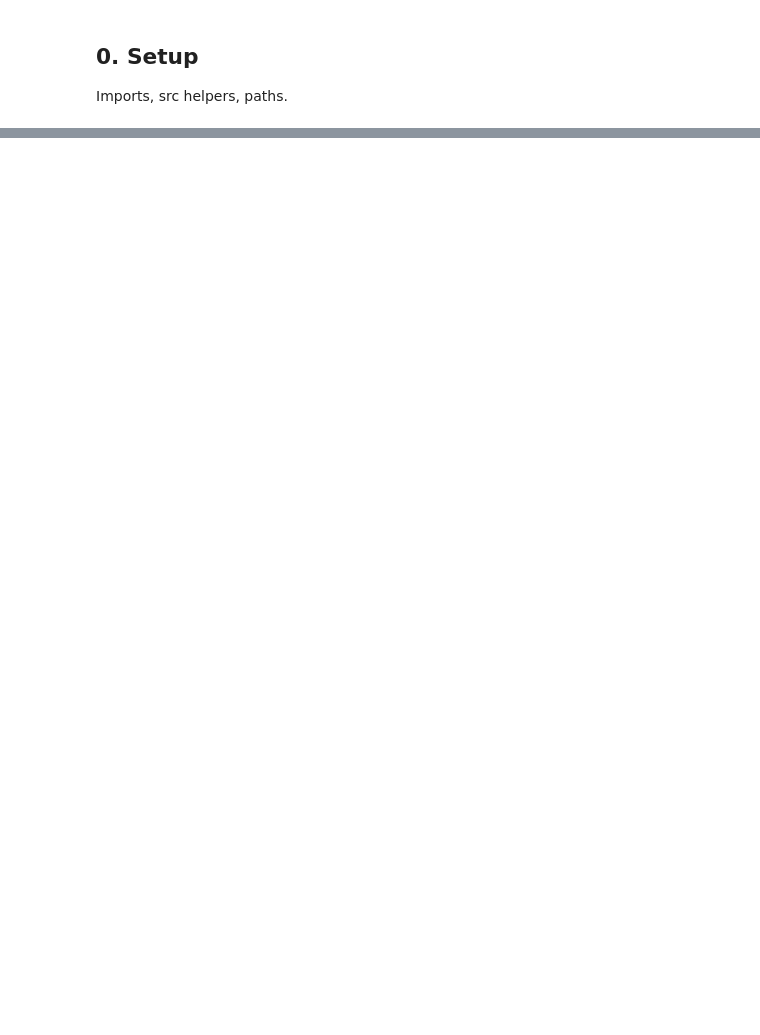
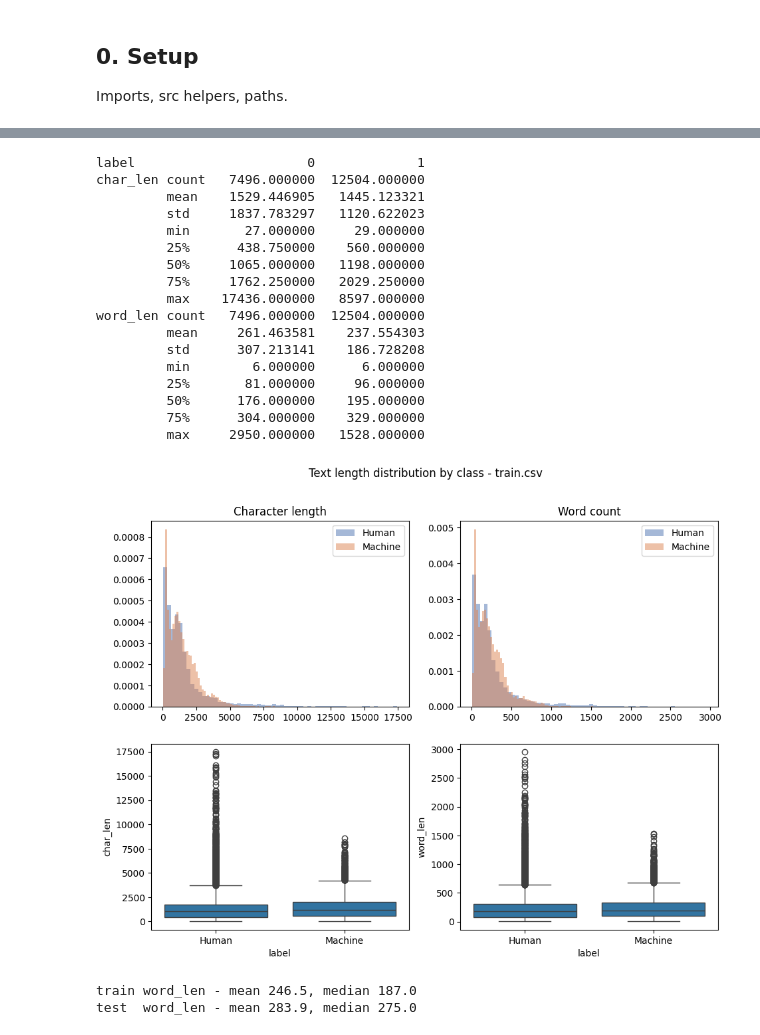
Before and after one commit to clifftonowen/2026-50.007-Machine-Learning-GenAI-Content-Detection, a Jupyter notebook: notebooks/01_eda.ipynb, the cells around one changed output, grey strips where cells are left out. Drawn from its saved outputs; the diff is of its cells as text; code cells hidden in the pictures; blank space fills up the shorter version.

```diff
--- a/notebooks/01_eda.ipynb
+++ b/notebooks/01_eda.ipynb
@@ -43,0 +129,51 @@ Decide whether stratification is warranted: ~50/50 → harmless, skewed → requ
+# %%
+text_df = pd.read_csv(paths.TRAIN_CSV, dtype={"id": str})
+text_df["char_len"] = text_df["text"].str.len()
+text_df["word_len"] = text_df["text"].str.split().str.len()
+
+summary = text_df.groupby("label")[["char_len", "word_len"]].describe().T
+print(summary)
+
+fig, axes = plt.subplots(2, 2, figsize=(11, 8))
+for label, name, color in [(0, "Human", "#4C72B0"), (1, "Machine", "#DD8452")]:
+    subset = text_df[text_df["label"] == label]
+    axes[0, 0].hist(subset["char_len"], bins=60, alpha=0.5, label=name, color=color, density=True)
+    axes[0, 1].hist(subset["word_len"], bins=60, alpha=0.5, label=name, color=color, density=True)
+axes[0, 0].set_title("Character length"); axes[0, 0].legend()
+axes[0, 1].set_title("Word count"); axes[0, 1].legend()
+sns.boxplot(data=text_df, x="label", y="char_len", ax=axes[1, 0])
+sns.boxplot(data=text_df, x="label", y="word_len", ax=axes[1, 1])
+axes[1, 0].set_xticklabels(["Human", "Machine"])
+axes[1, 1].set_xticklabels(["Human", "Machine"])
+fig.suptitle("Text length distribution by class - train.csv")
+plt.show()
+save_fig(fig, "text_length_distribution.png")
+
+# Eyeball train->test shift while we're here (brief warns of one; test.csv has no labels).
+test_text_df = pd.read_csv(paths.TEST_CSV, dtype={"id": str})
+test_text_df["word_len"] = test_text_df["text"].str.split().str.len()
+print("\ntrain word_len - mean {:.1f}, median {:.1f}".format(
+    text_df["word_len"].mean(), text_df["word_len"].median()))
+print("test  word_len - mean {:.1f}, median {:.1f}".format(
+    test_text_df["word_len"].mean(), test_text_df["word_len"].median()))
+# %% [output]
+label                      0             1
+char_len count   7496.000000  12504.000000
+         mean    1529.446905   1445.123321
+         std     1837.783297   1120.622023
+         min       27.000000     29.000000
+         25%      438.750000    560.000000
+         50%     1065.000000   1198.000000
+         75%     1762.250000   2029.250000
+         max    17436.000000   8597.000000
+word_len count   7496.000000  12504.000000
+         mean     261.463581    237.554303
+         std      307.213141    186.728208
+         min        6.000000      6.000000
+         25%       81.000000     96.000000
+         50%      176.000000    195.000000
+         75%      304.000000    329.000000
+         max     2950.000000   1528.000000
+[figure, added]
+train word_len - mean 246.5, median 187.0
+test  word_len - mean 283.9, median 275.0
```
Also changed, not shown: parts of 29 cells of this notebook, 1 other file.
